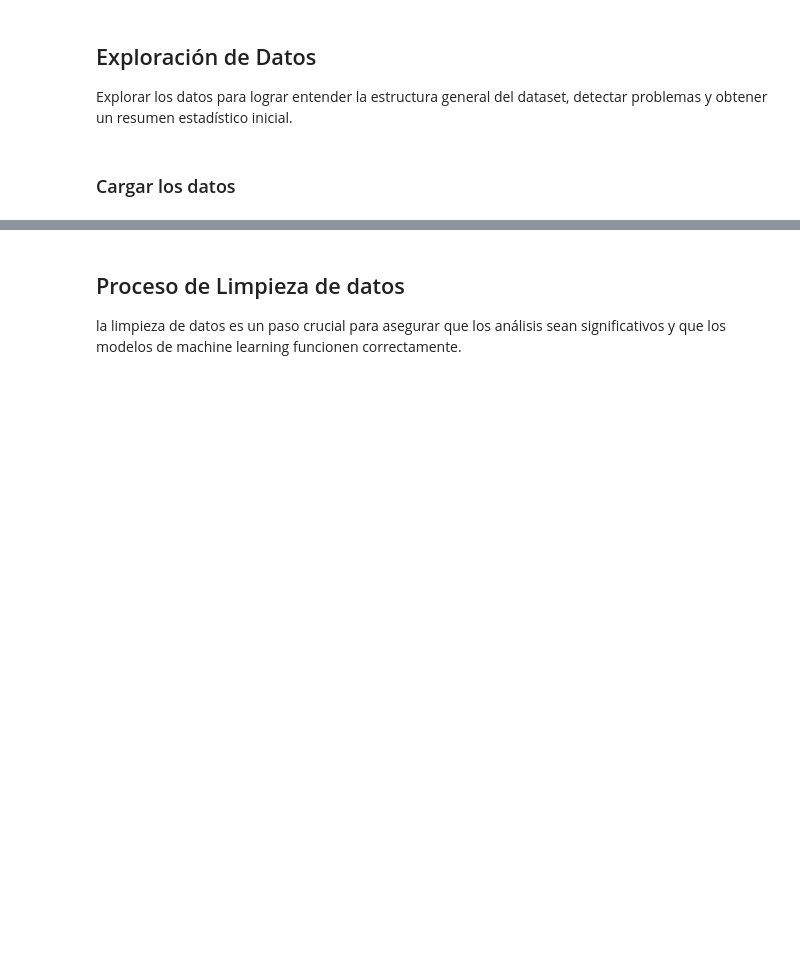
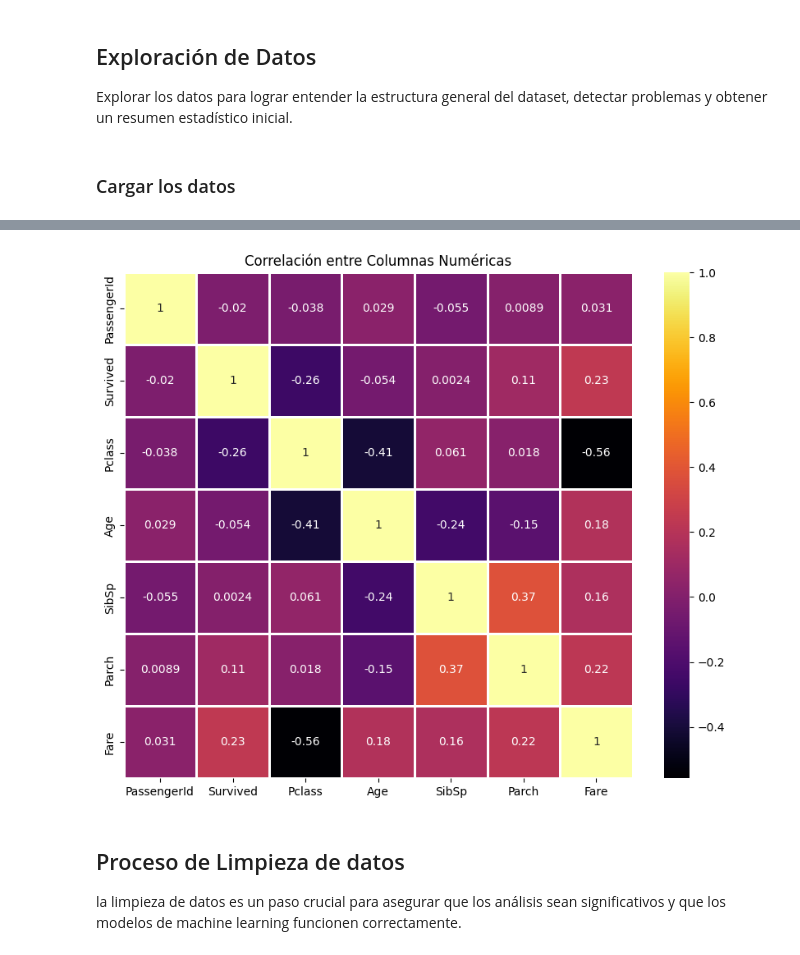
Before and after one commit to AndyMAG-dev/Proyecto-Optativa-Python, a Jupyter notebook: Proyecto_Final.ipynb, the cells around one changed output, grey strips where cells are left out. Saved outputs shown, nothing was run; the diff lists cells and outputs as text; code cells hidden in the pictures; blank space fills up the shorter version.

```diff
--- a/Proyecto_Final.ipynb
+++ b/Proyecto_Final.ipynb
@@ -59,3 +93,15 @@ data_frame.head()
+# %%
+num_cols = data_frame.select_dtypes(include=[int, float]).columns
+
+corr_matrix = data_frame[num_cols].corr()
+
+plt.figure(figsize=(10, 8))  # Ajusta el tamaño del gráfico si es necesario
+sns.heatmap(corr_matrix, annot=True, linewidths=1, cmap="inferno")
+
+plt.title('Correlación entre Columnas Numéricas')
+plt.show()
+# %% [output]
+[figure, added]
 # %% [markdown]
 ## Proceso de Limpieza de datos
 la limpieza de datos es un paso crucial para asegurar que los análisis sean significativos y que los modelos de machine learning funcionen correctamente.
```
Also changed, not shown: parts of 10 cells of this notebook.
